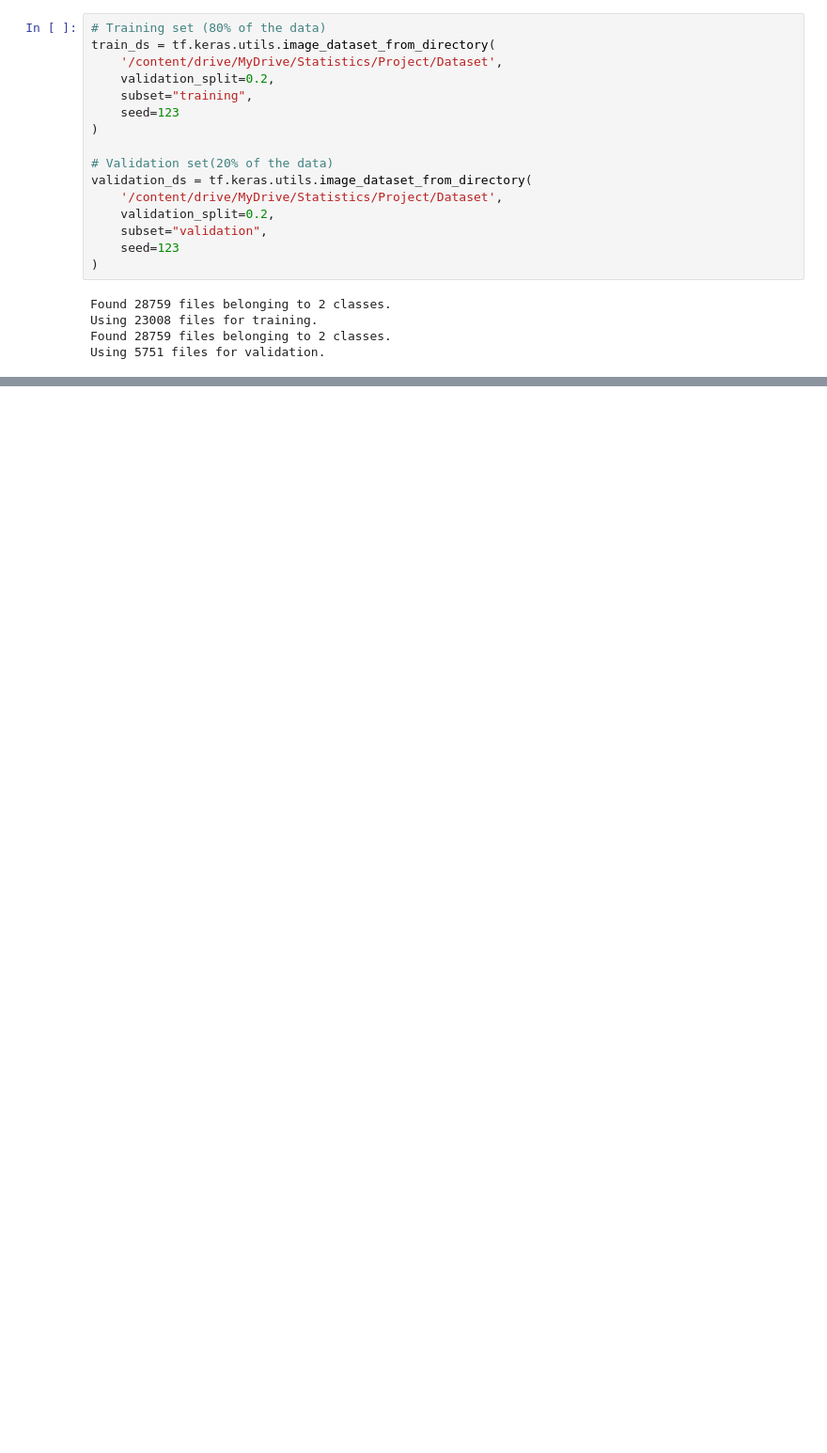
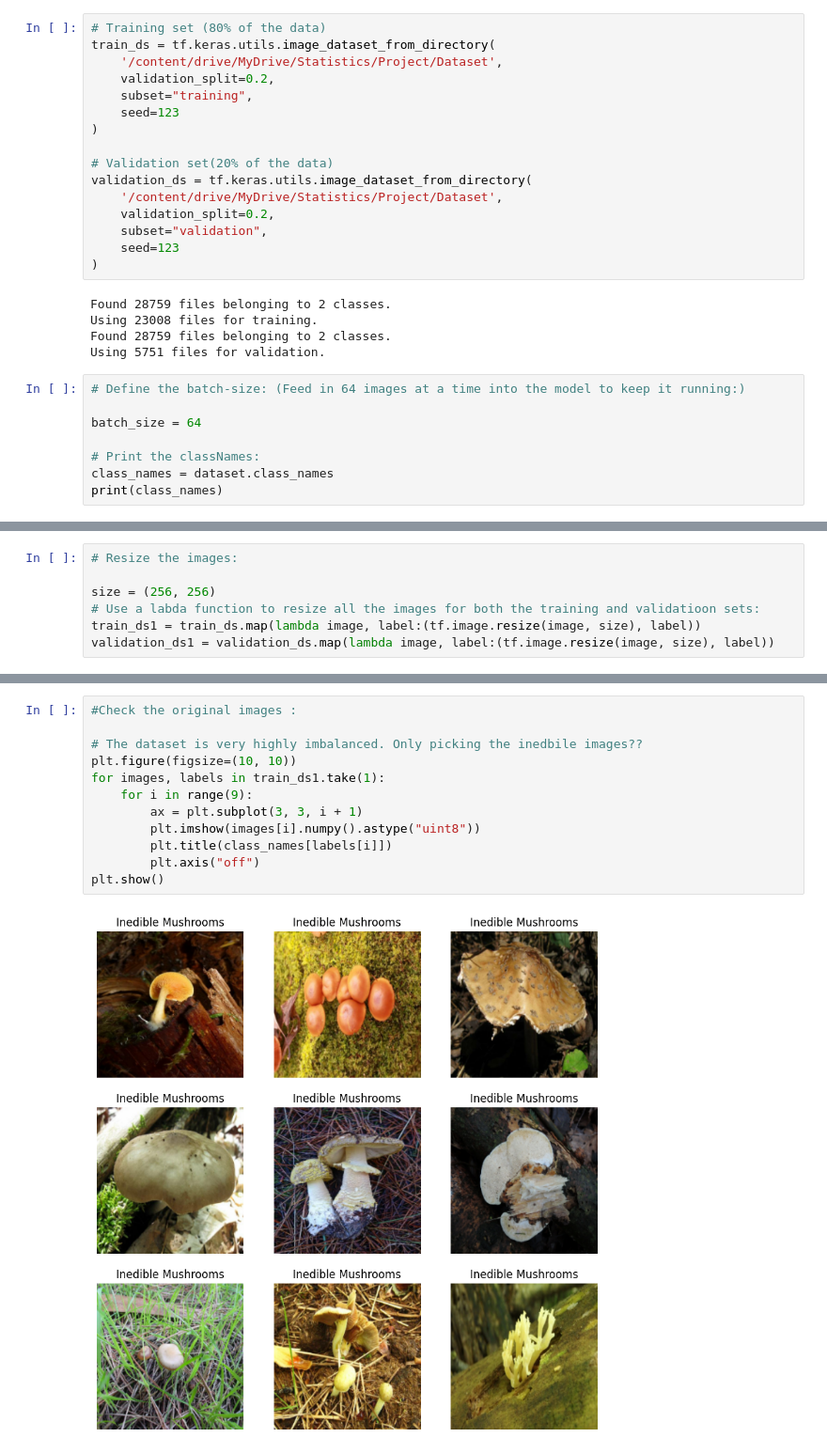
Before and after one commit to AbbyNyakara/Mushroom-Classification, a Jupyter notebook: STT_Final_Project.ipynb, the cells around one changed output, grey strips where cells are left out. Shown at 94% size. Cells and saved outputs as stored; diff of their text form; blank space fills up the shorter version.

```diff
--- a/STT_Final_Project.ipynb
+++ b/STT_Final_Project.ipynb
@@ -58,3 +58,11 @@ Found 28759 files belonging to 2 classes.
 Using 23008 files for training.
 Found 28759 files belonging to 2 classes.
 Using 5751 files for validation.
+# %%
+# Define the batch-size: (Feed in 64 images at a time into the model to keep it running:)
+
+batch_size = 64
+
+# Print the classNames:
+class_names = dataset.class_names
+print(class_names)
@@ -60,0 +76,7 @@ Using 5751 files for validation.
+# %%
+# Resize the images:
+
+size = (256, 256)
+# Use a labda function to resize all the images for both the training and validatioon sets:
+train_ds1 = train_ds.map(lambda image, label:(tf.image.resize(image, size), label))
+validation_ds1 = validation_ds.map(lambda image, label:(tf.image.resize(image, size), label))
@@ -60,0 +95,14 @@ Using 5751 files for validation.
+# %%
+#Check the original images :
+
+# The dataset is very highly imbalanced. Only picking the inedbile images??
+plt.figure(figsize=(10, 10))
+for images, labels in train_ds1.take(1):
+    for i in range(9):
+        ax = plt.subplot(3, 3, i + 1)
+        plt.imshow(images[i].numpy().astype("uint8"))
+        plt.title(class_names[labels[i]])
+        plt.axis("off")
+plt.show()
+# %% [output]
+[figure, added]
```
Also changed, not shown: parts of 10 cells of this notebook.
